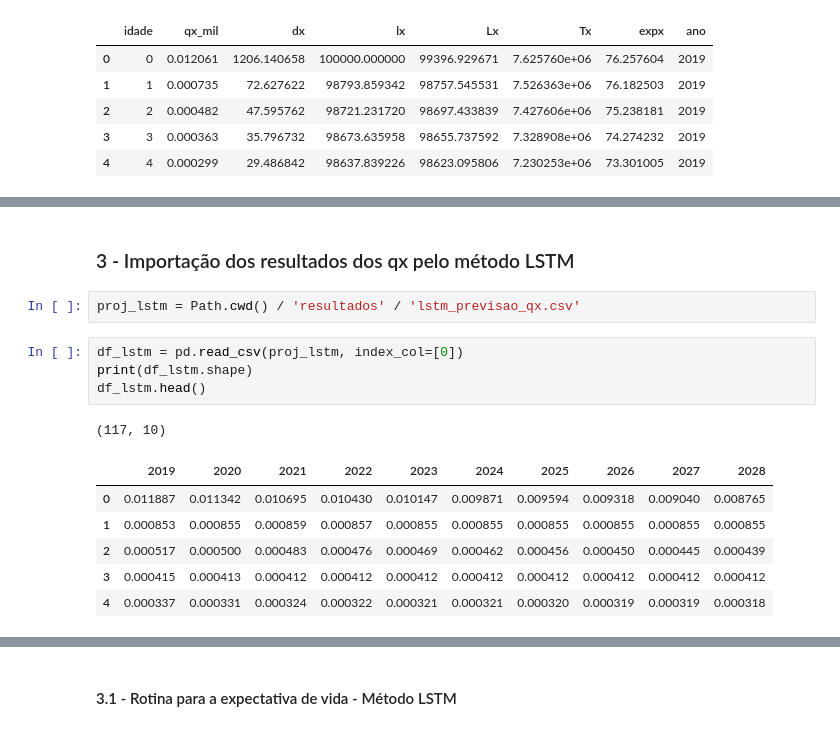
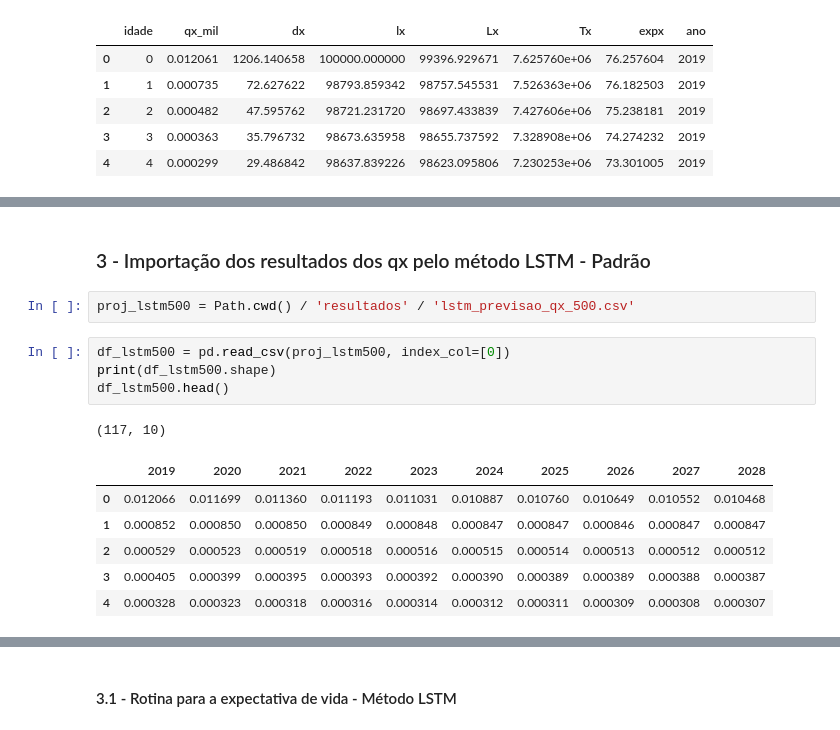
Before and after one commit to Domdoug/tabua_mortalidade_atuarial_com_lstm, a Jupyter notebook: 4-expectativa_vida_comparar_resultados.ipynb, the cells around one changed output, grey strips where cells are left out. Cells and saved outputs as stored; diff of their text form.

```diff
--- a/4-expectativa_vida_comparar_resultados.ipynb
+++ b/4-expectativa_vida_comparar_resultados.ipynb
@@ -242,16 +282,16 @@ df_leecarter0.head()
 # %% [markdown]
-### 3 - Importação dos resultados dos qx pelo método LSTM
+### 3 - Importação dos resultados dos qx pelo método LSTM - Padrão
 # %%
-proj_lstm = Path.cwd() / 'resultados' / 'lstm_previsao_qx.csv'
+proj_lstm500 = Path.cwd() / 'resultados' / 'lstm_previsao_qx_500.csv'
 # %%
-df_lstm = pd.read_csv(proj_lstm, index_col=[0])
-print(df_lstm.shape)
-df_lstm.head()
+df_lstm500 = pd.read_csv(proj_lstm500, index_col=[0])
+print(df_lstm500.shape)
+df_lstm500.head()
 # %% [output]
 (117, 10)
 |  | 2019 | 2020 | 2021 | 2022 | 2023 | 2024 | 2025 | 2026 | 2027 | 2028 |
-| 0 | 0.011887 | 0.011342 | 0.010695 | 0.010430 | 0.010147 | 0.009871 | 0.009594 | 0.009318 | 0.009040 | 0.008765 |
-| 1 | 0.000853 | 0.000855 | 0.000859 | 0.000857 | 0.000855 | 0.000855 | 0.000855 | 0.000855 | 0.000855 | 0.000855 |
-| 2 | 0.000517 | 0.000500 | 0.000483 | 0.000476 | 0.000469 | 0.000462 | 0.000456 | 0.000450 | 0.000445 | 0.000439 |
-| 3 | 0.000415 | 0.000413 | 0.000412 | 0.000412 | 0.000412 | 0.000412 | 0.000412 | 0.000412 | 0.000412 | 0.000412 |
-| 4 | 0.000337 | 0.000331 | 0.000324 | 0.000322 | 0.000321 | 0.000321 | 0.000320 | 0.000319 | 0.000319 | 0.000318 |
+| 0 | 0.012066 | 0.011699 | 0.011360 | 0.011193 | 0.011031 | 0.010887 | 0.010760 | 0.010649 | 0.010552 | 0.010468 |
+| 1 | 0.000852 | 0.000850 | 0.000850 | 0.000849 | 0.000848 | 0.000847 | 0.000847 | 0.000846 | 0.000847 | 0.000847 |
+| 2 | 0.000529 | 0.000523 | 0.000519 | 0.000518 | 0.000516 | 0.000515 | 0.000514 | 0.000513 | 0.000512 | 0.000512 |
+| 3 | 0.000405 | 0.000399 | 0.000395 | 0.000393 | 0.000392 | 0.000390 | 0.000389 | 0.000389 | 0.000388 | 0.000387 |
+| 4 | 0.000328 | 0.000323 | 0.000318 | 0.000316 | 0.000314 | 0.000312 | 0.000311 | 0.000309 | 0.000308 | 0.000307 |
```
Also changed, not shown: parts of 36 cells of this notebook, 4 other files.
